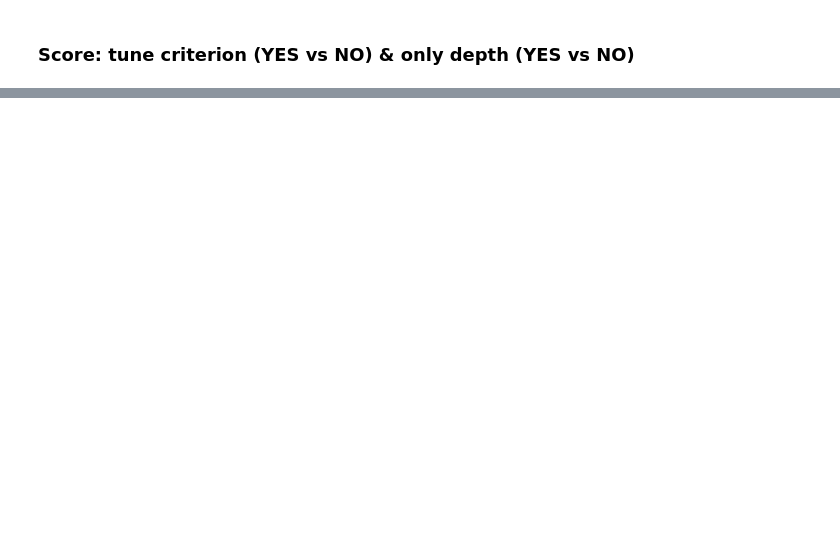
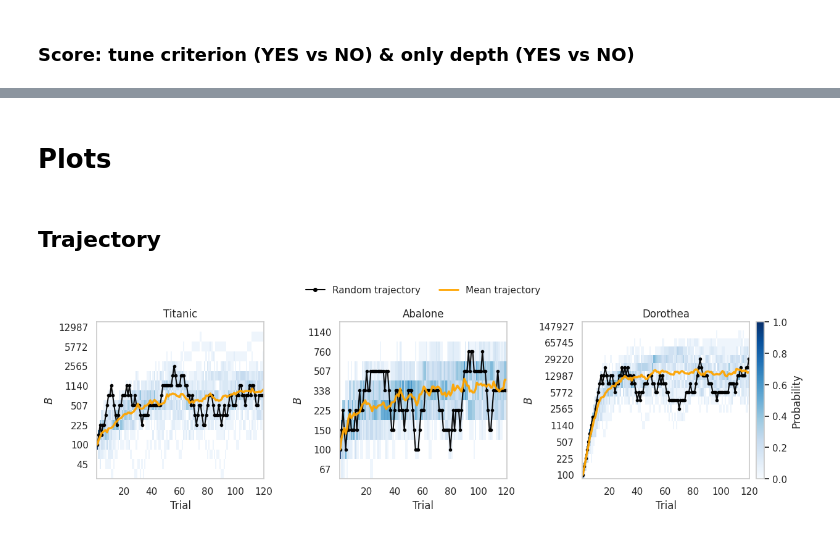
Before and after one commit to lange-am/rf_plateau_hpo, a Jupyter notebook: notebooks/paper_repro.ipynb, the cells around one changed output, grey strips where cells are left out. Cells and saved outputs as stored; diff of their text form; code cells hidden in the pictures; blank space fills up the shorter version.

```diff
--- a/notebooks/paper_repro.ipynb
+++ b/notebooks/paper_repro.ipynb
@@ -650,0 +684,42 @@ plot_delta_boxplots(
+# %% [markdown]
+# Plots
+# %%
+datasets_uc = {k.replace(' ', '_'): v for k, v in datasets_nl.items()}
+
+deltas = {}
+for s in dataset_folders:
+    deltas[s] = DEFAULT_DELTA_GRID[1:] if 'titanic' in s or 'gene_expression_cancer_rna_seq' in s else DEFAULT_DELTA_GRID[0:]
+
+metrics = {}
+for s in dataset_folders:
+    if s in ['diabetes', 'abalone', 'california_housing']:
+        metrics[s] = 'RMSE'
+    elif s in ['titanic', 'gene_expression_cancer_rna_seq']:
+        metrics[s] = 'Accuracy'
+    else:
+        metrics[s] = 'ROC_AUC'
+# %% [markdown]
+## Trajectory
+# %%
+dataset_folders_ = [
+    './titanic',
+    './abalone',
+    './dorothea',
+]
+
+plot_B_trajectories(
+    dataset_folders=dataset_folders_,
+    deltas = [deltas[s][0] for s in dataset_folders_],
+    ncols = 3,
+    min_w = 3.6,
+    min_h = 2.4,
+    titles = [datasets_uc[s.split('./')[1]] for s in dataset_folders_],
+    run_idx = 1,
+    max_yticks = 10,
+    max_xticks = 6,
+    axes_top = 0.78,
+    wspace = 0.45,
+    legend_anchor_y = 1,
+)
+# %% [output]
+[figure, added]
```
Also changed, not shown: parts of 32 cells of this notebook.
